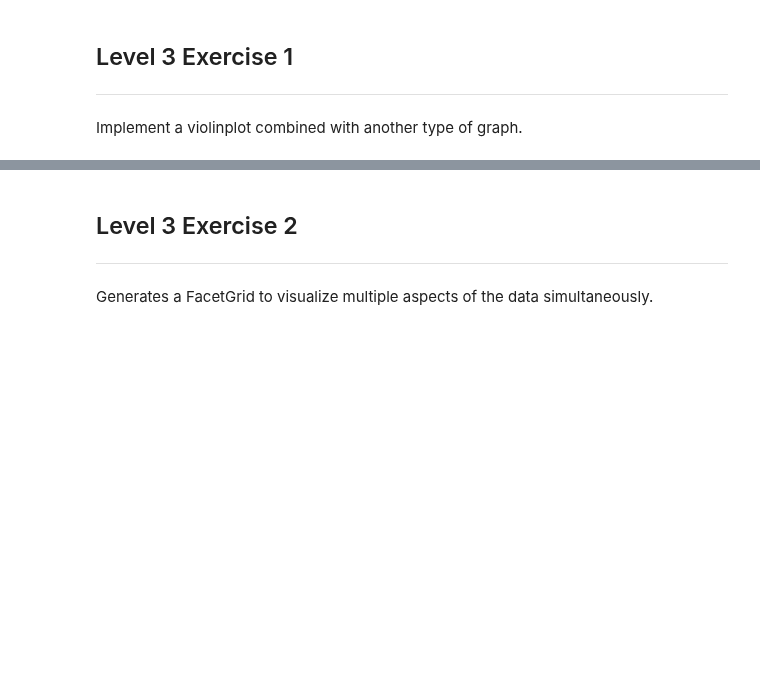
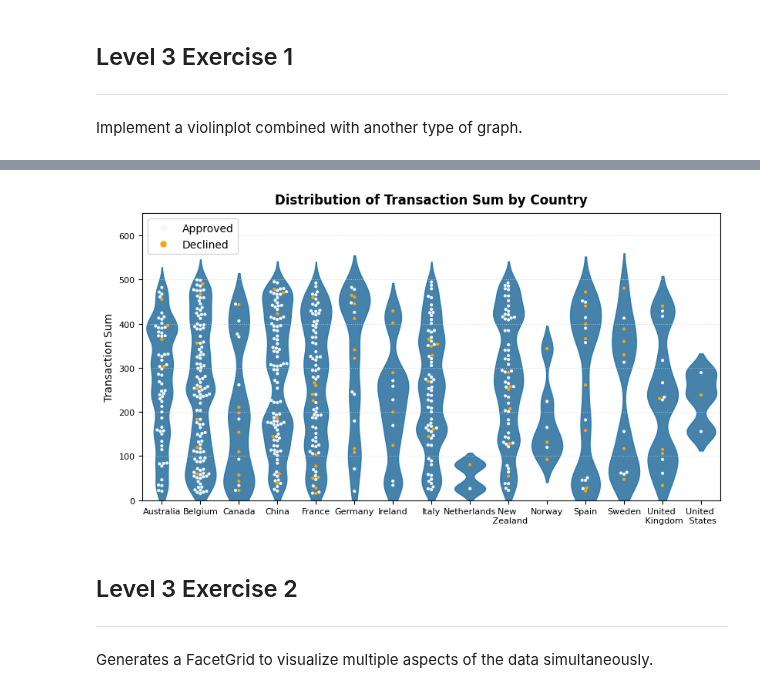
Before and after one commit to leocareer/DA_specialization, a Jupyter notebook: Sprint_08/S8_01.ipynb, the cells around one changed output, grey strips where cells are left out. Drawn from its saved outputs; the diff is of its cells as text; code cells hidden in the pictures; blank space fills up the shorter version.

Commit message:
sprint 8: S8_01.ipynb: plots params v1 (l3e1)

```diff
--- a/Sprint_08/S8_01.ipynb
+++ b/Sprint_08/S8_01.ipynb
@@ -534,3 +491,63 @@ The `scale` parameter has been renamed and will be removed in v0.15.0. Pass `den
+# %%
+df_transactions_companies = df_transactions.merge(
+    df_companies[['company_id', 'country']],
+    left_on='business_id',
+    right_on='company_id',
+    how='left'
+)
+
+fig, ax = plt.subplots(figsize=(8.3, 4.6))
+
+sns.violinplot(
+    x=df_transactions_companies['country'],
+    y=df_transactions_companies['amount'],
+    density_norm='width',
+    color='tab:blue',
+    inner=None,
+    linewidth=1,
+    linecolor='tab:blue',
+    bw_adjust=0.4,
+    alpha=0.9,
+    ax=ax
+)
+
+colors = {1: 'orange', 0: 'aliceblue'}
+
+# swarmplot поверх violinplot
+swarmplot = sns.swarmplot(
+    x=df_transactions_companies['country'],
+    y=df_transactions_companies['amount'],
+    hue=df_transactions_companies['declined'],
+    palette=colors,
+    size=3,
+    alpha=1,
+    ax=ax
+)
+
+country_labels = pivot_data.index.tolist()
+for i in range(len(country_labels)):
+    words = country_labels[i].split(' ')
+    if len(words) > 1:  # Если страна состоит из нескольких слов
+        words.insert(1, '\n')  # Вставляем перенос строки после первого слова
+    country_labels[i] = ' '.join(words)
+
+ax.set_title('Distribution of Transaction Sum by Country', fontweight='bold', verticalalignment='bottom')
+ax.grid(axis='y', linestyle=':', color='lightgray', linewidth=0.7, alpha=0.8)
+ax.set_ylabel('Transaction Sum')
+ax.set_xlabel(None)
+ax.set_ylim(0,650)
+ax.tick_params(labelsize=8)
+ax.set_xticks(range(len(country_labels)))  # Устанавливаем позиции меток
+ax.set_xticklabels(country_labels, rotation=0, ha='center')  # Горизонтальные метки с переносами
+
+handles, labels = ax.get_legend_handles_labels()
+new_labels = ['Approved', 'Declined']
+ax.legend(handles, new_labels, title=None, loc=2, markerscale=2)
+
+plt.tight_layout()
+plt.show()
+# %% [output]
+[figure, added]
 # %% [markdown]
 ## Level 3 Exercise 2
 ---
```
Also changed, not shown: parts of 1 cell of this notebook.
